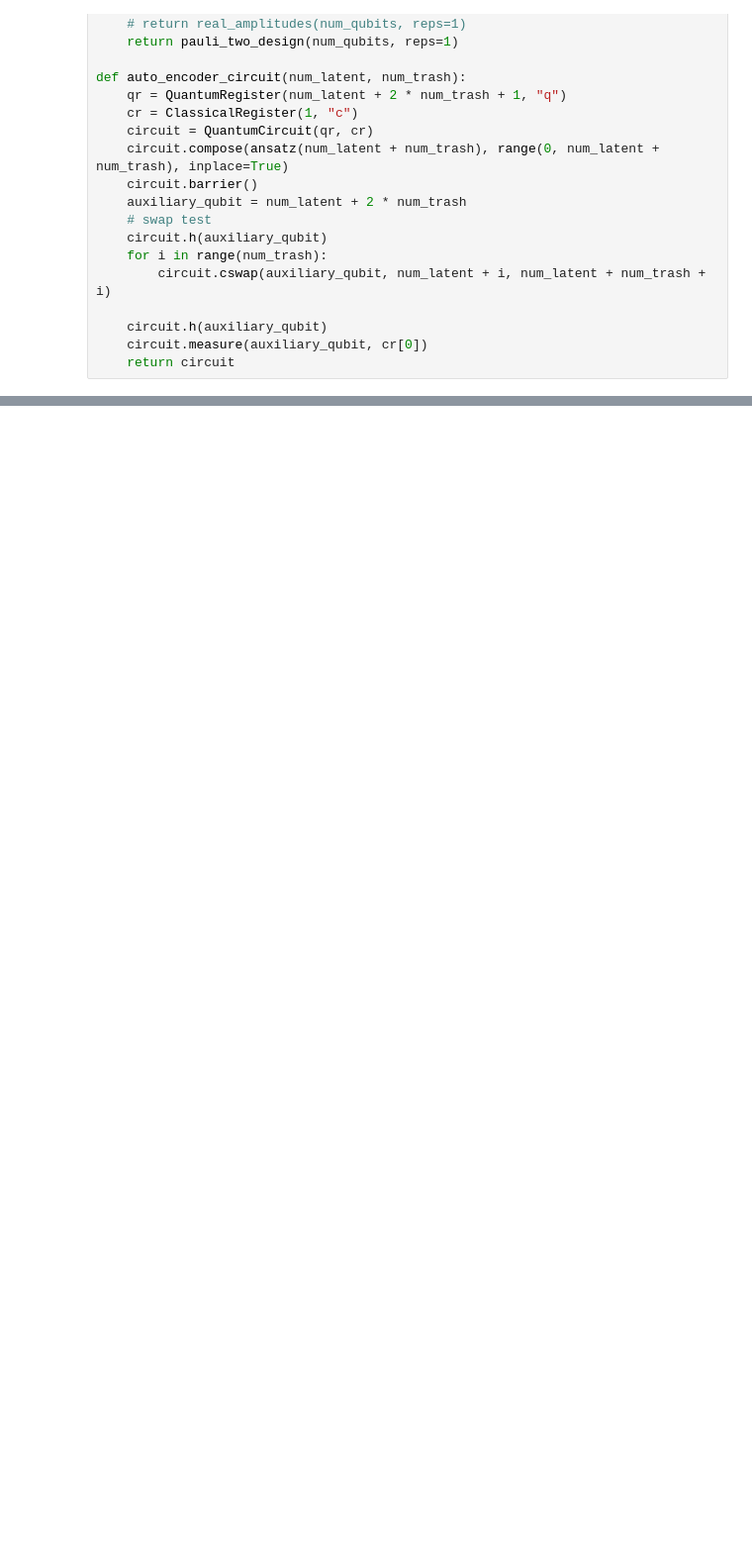
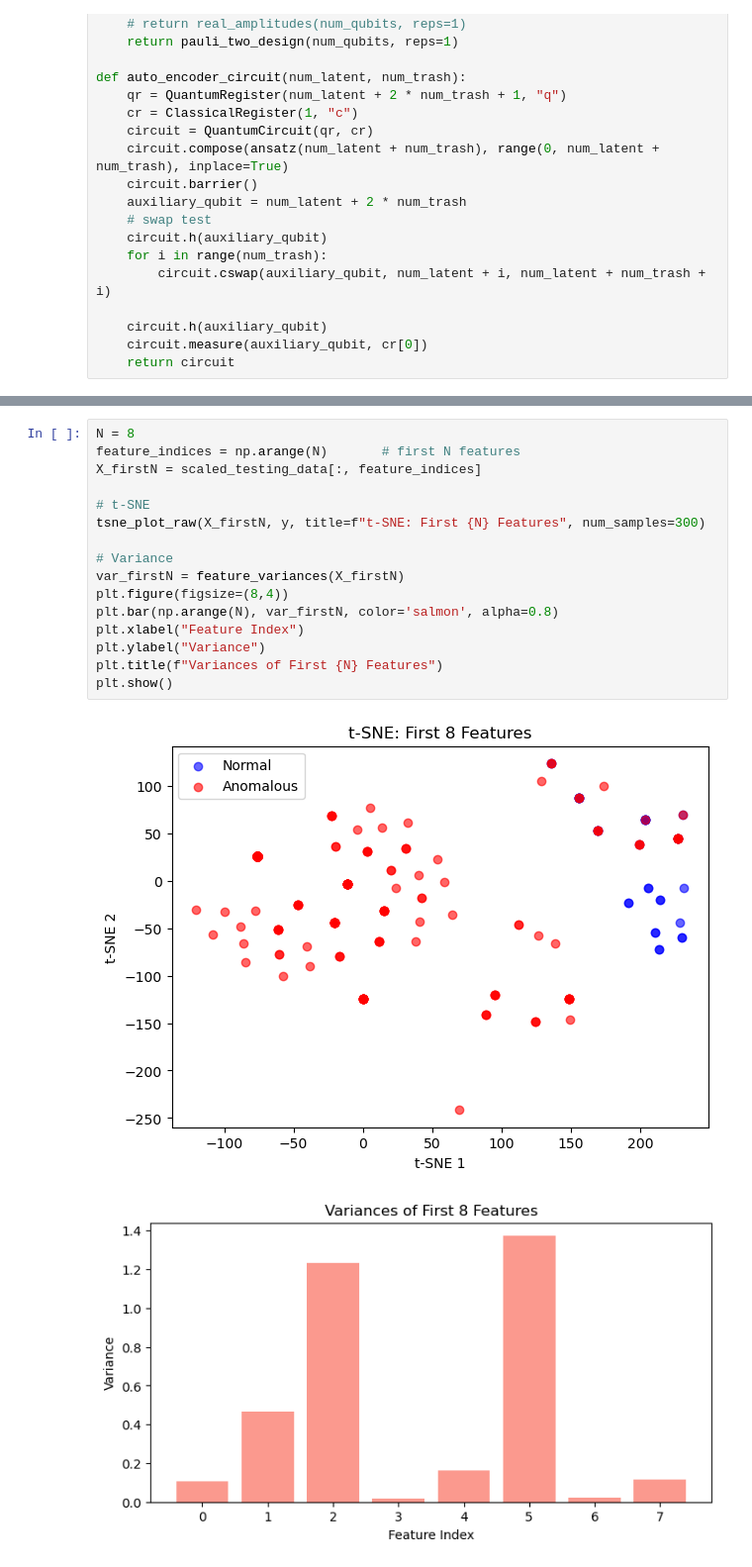
Before and after one commit to RohanSenthil/QAE_BETH_Anomaly, a Jupyter notebook: qae_theory.ipynb, the cells around one changed output, grey strips where cells are left out. Shown at 99% size. Cells and saved outputs as stored; diff of their text form; blank space fills up the shorter version.

```diff
--- a/qae_theory.ipynb
+++ b/qae_theory.ipynb
@@ -175,0 +456,19 @@ Statevector([ 0.00000000e+00+0.00000000e+00j,
+# %%
+N = 8
+feature_indices = np.arange(N)       # first N features
+X_firstN = scaled_testing_data[:, feature_indices]
+
+# t-SNE
+tsne_plot_raw(X_firstN, y, title=f"t-SNE: First {N} Features", num_samples=300)
+
+# Variance
+var_firstN = feature_variances(X_firstN)
+plt.figure(figsize=(8,4))
+plt.bar(np.arange(N), var_firstN, color='salmon', alpha=0.8)
+plt.xlabel("Feature Index")
+plt.ylabel("Variance")
+plt.title(f"Variances of First {N} Features")
+plt.show()
+# %% [output]
+[figure, added]
+[figure, added]
```
Also changed, not shown: parts of 12 cells of this notebook, 30 other files.
